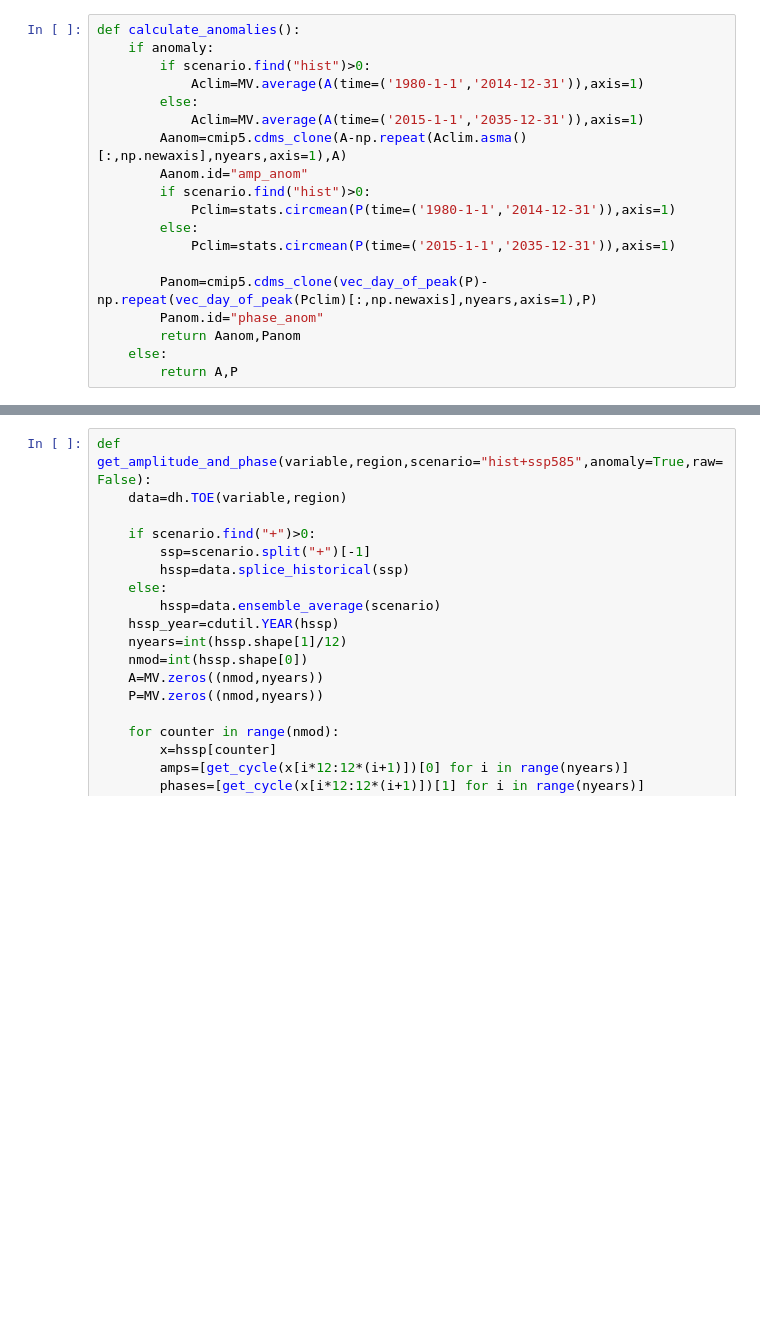
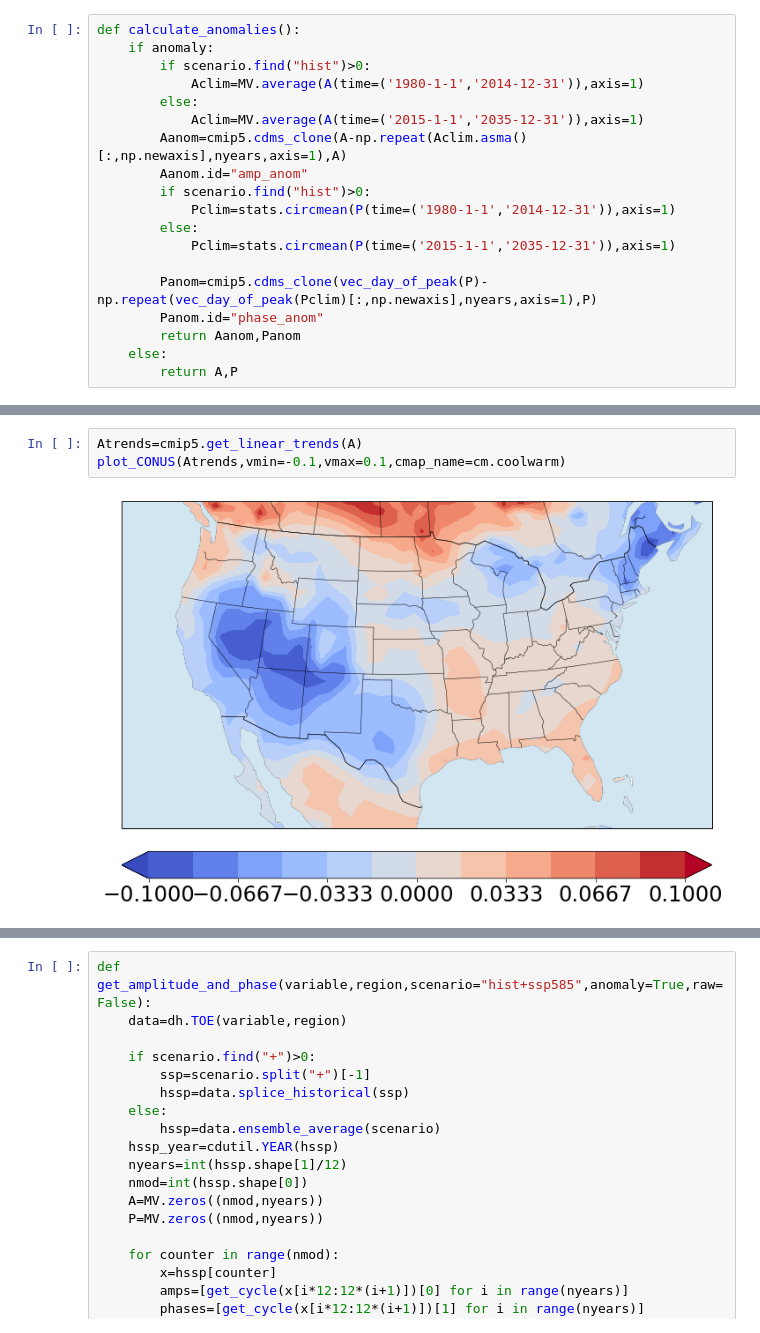
Before and after one commit to katemarvel/NCA4Drought, a Jupyter notebook: AmpPhase.ipynb, the cells around one changed output, grey strips where cells are left out. Cells and saved outputs as stored; diff of their text form; blank space fills up the shorter version.

```diff
--- a/AmpPhase.ipynb
+++ b/AmpPhase.ipynb
@@ -180,0 +295,5 @@ glob.glob("/Volumes/MarvelCMIP6/NCA4regions/*")
+# %%
+Atrends=cmip5.get_linear_trends(A)
+plot_CONUS(Atrends,vmin=-0.1,vmax=0.1,cmap_name=cm.coolwarm)
+# %% [output]
+[figure, added]
```
Also changed, not shown: parts of 67 cells of this notebook, 8 other files.
